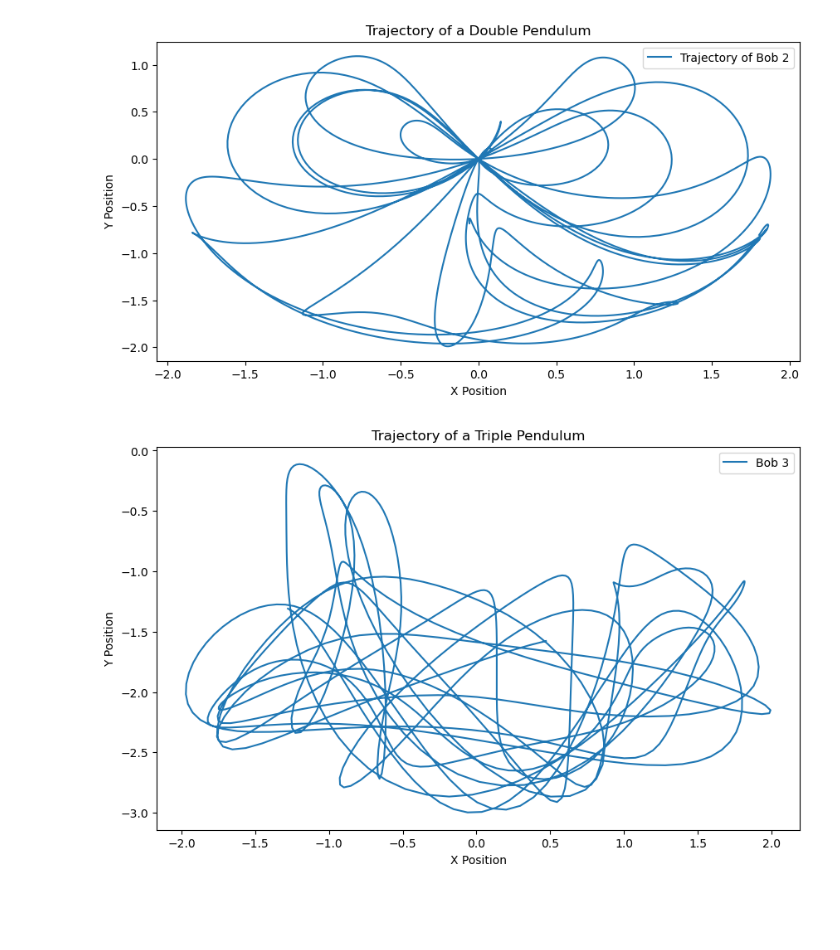
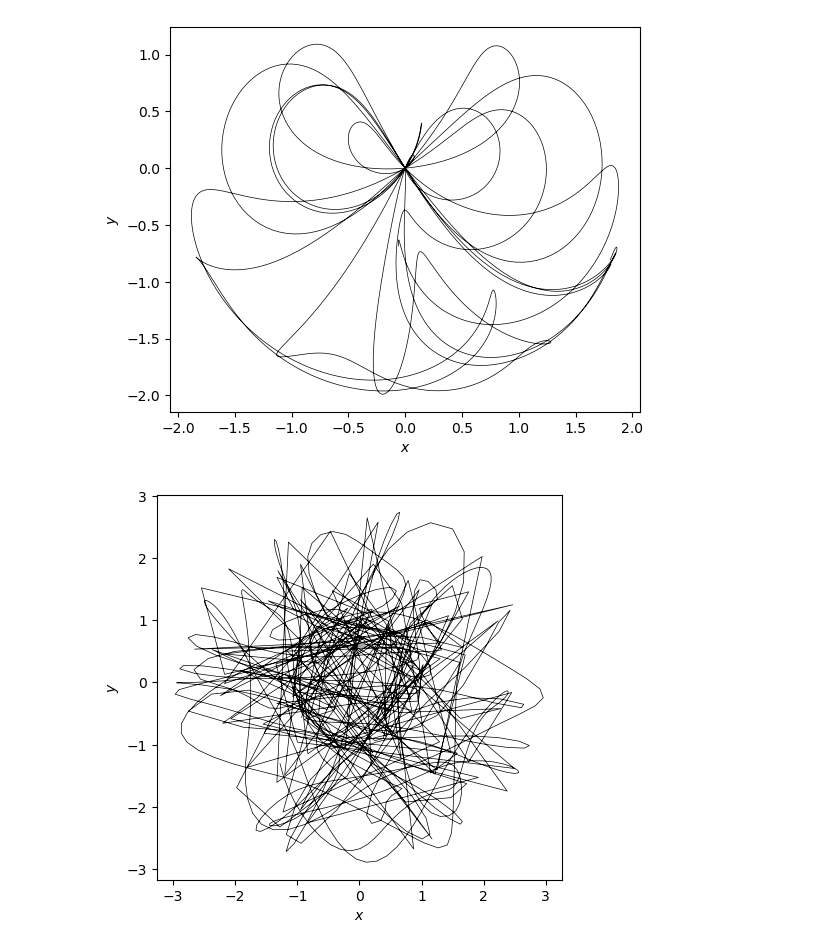
Before and after one commit to linus-md/pendulum, a Jupyter notebook: plots/plot_pendulum.ipynb, the cells around one changed output. Drawn from its saved outputs; the diff is of its cells as text; code cells hidden in the pictures; blank space fills up the shorter version.

```diff
--- a/plots/plot_pendulum.ipynb
+++ b/plots/plot_pendulum.ipynb
@@ -26,39 +26,43 @@ def equations(t, y):
                  m2 * L2 * omega2 * omega2 * np.sin(delta) * np.cos(delta)) / den2
 
     dtheta1_dt = omega1
     dtheta2_dt = omega2
 
     return [dtheta1_dt, domega1_dt, dtheta2_dt, domega2_dt]
 
 # Time span and time steps
 t_span = (0, 25)
 t_eval = np.linspace(t_span[0], t_span[1], 2000)
 
 # Solve the ODE
 solution = solve_ivp(equations, t_span, initial, t_eval=t_eval, method='RK45')
 
 # Extract angles from the solution
 theta1 = solution.y[0]
 theta2 = solution.y[2]
 
 # Convert angles to Cartesian coordinates for plotting
 x1 = L1 * np.sin(theta1)
 y1 = -L1 * np.cos(theta1)
 x2 = x1 + L2 * np.sin(theta2)
 y2 = y1 - L2 * np.cos(theta2)
 
 # Plotting
 plt.figure(figsize=(10, 5))
 #plt.plot(x1, y1, label='Trajectory of Bob 1')
-plt.plot(x2, y2, label='Trajectory of Bob 2')
-plt.title('Trajectory of a Double Pendulum')
-plt.xlabel('X Position')
-plt.ylabel('Y Position')
-plt.legend()
+plt.plot(x2, y2,'black',linewidth=0.5)
+#plt.title('Trajectory of a Double Pendulum')
+#plt.xlabel('X Position')
+#plt.ylabel('Y Position')
+#plt.legend()
+plt.xlabel(r'$x$')
+plt.ylabel(r'$y$')
+plt.gca().set_aspect('equal')
+
 plt.grid(False)
 plt.show()
 # %% [output]
-[figure, old version]
+[figure, new version]
 # %%
 # Constants
 g = 9.81  # Gravity
@@ -66,7 +70,7 @@ L1, L2, L3 = 1.0, 1.0, 1.0  # Length of the pendulum arms
 m1, m2, m3 = 1.0, 1.0, 1.0  # Masses of pendulum bobs
 
 # Initial conditions: [theta1, omega1, theta2, omega2, theta3, omega3]
-initial = [-np.pi/3, 1, np.pi/5, 1.5, -np.pi/2, 1]
+initial = [-np.pi/3, 1, np.pi/5, 2, -np.pi/2, 10]
 
 # Time span for the simulation
 t_span = [0, 20]
@@ -113,14 +117,13 @@ y2 = y1 - L2 * np.cos(theta2)
 x3 = x2 + L3 * np.sin(theta3)
 y3 = y2 - L3 * np.cos(theta3)
 
-# Plotting trajectories
-plt.figure(figsize=(10, 6))
-plt.plot(x3, y3, label='Bob 3')
-plt.title('Trajectory of a Triple Pendulum')
-plt.xlabel('X Position')
-plt.ylabel('Y Position')
-plt.legend()
+plt.figure(figsize=(10, 5))
+plt.plot(x3, y3,'black',linewidth=0.5)
+plt.xlabel(r'$x$')
+plt.ylabel(r'$y$')
+plt.gca().set_aspect('equal')
+
 plt.grid(False)
 plt.show()
 # %% [output]
-[figure, old version]
+[figure, new version]
```
Also changed, not shown: 10 other files.
